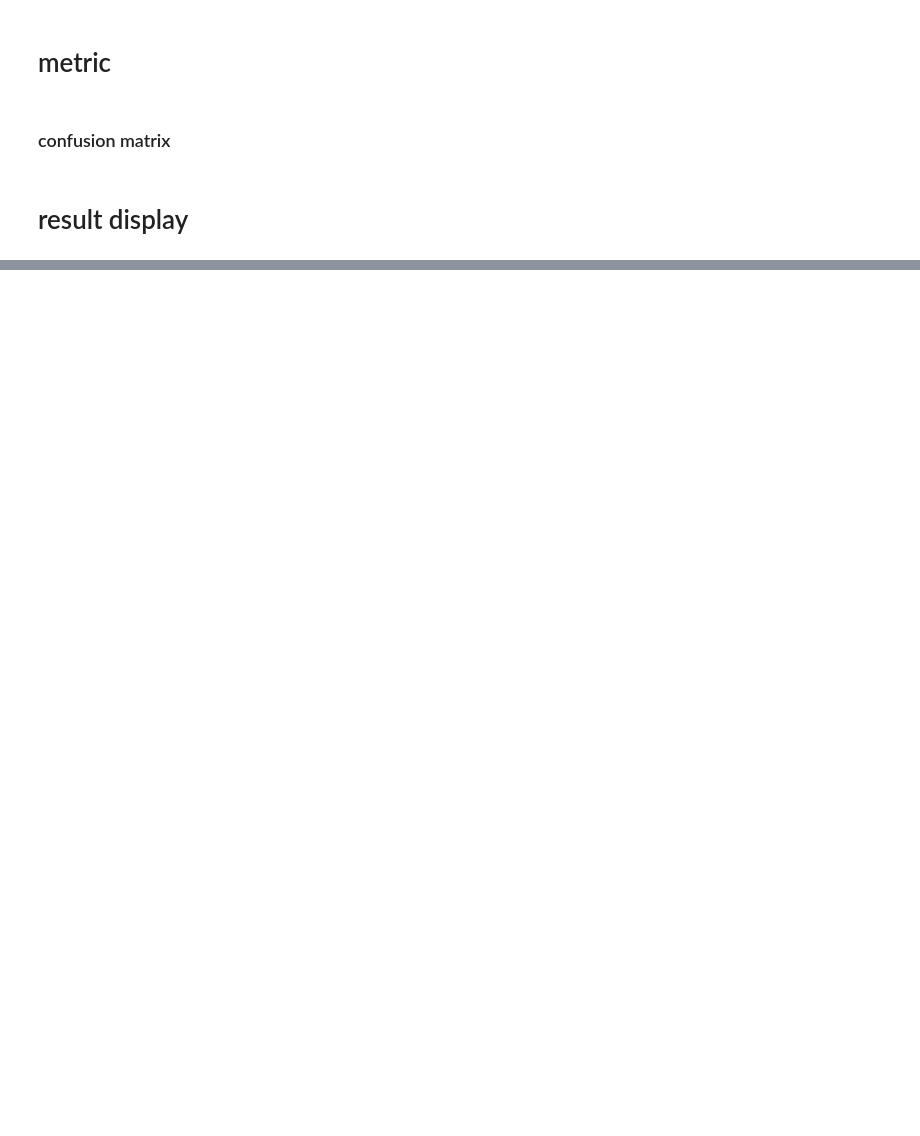
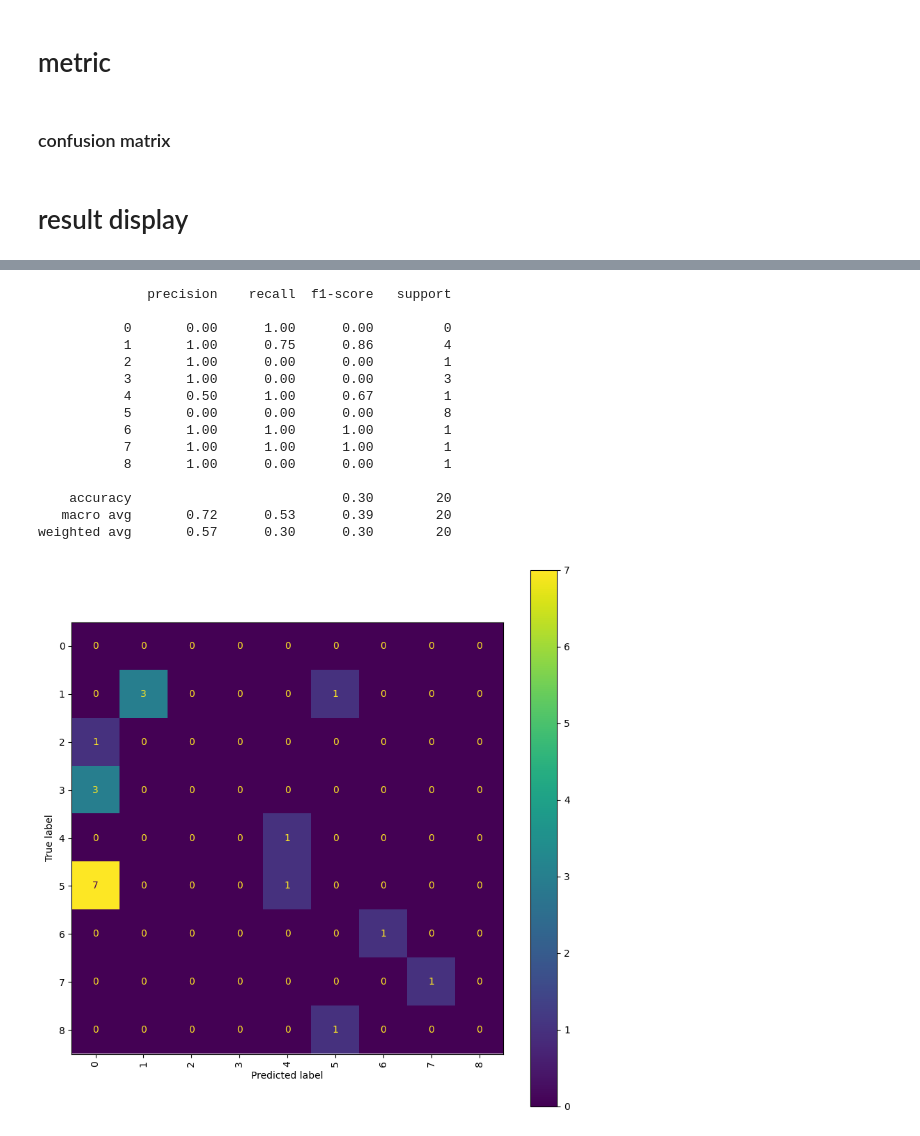
Before and after one commit to rosariogabe/WN-Chatbot-Development-, a Jupyter notebook: topic_classifier.ipynb, the cells around one changed output, grey strips where cells are left out. Drawn from its saved outputs; the diff is of its cells as text; code cells hidden in the pictures; blank space fills up the shorter version.

```diff
--- a/topic_classifier.ipynb
+++ b/topic_classifier.ipynb
@@ -702,0 +408,19 @@ ValueError: Length of values (67) does not match length of index (66)
+# %%
+eval_classification(df_evaluate_reasons, 'ground_truth', 'pred')
+# %% [output]
+              precision    recall  f1-score   support
+
+           0       0.00      1.00      0.00         0
+           1       1.00      0.75      0.86         4
+           2       1.00      0.00      0.00         1
+           3       1.00      0.00      0.00         3
+           4       0.50      1.00      0.67         1
+           5       0.00      0.00      0.00         8
+           6       1.00      1.00      1.00         1
+           7       1.00      1.00      1.00         1
+           8       1.00      0.00      0.00         1
+
+    accuracy                           0.30        20
+   macro avg       0.72      0.53      0.39        20
+weighted avg       0.57      0.30      0.30        20
+[figure, added]
```
Also changed, not shown: parts of 31 cells of this notebook, 15 other files.
